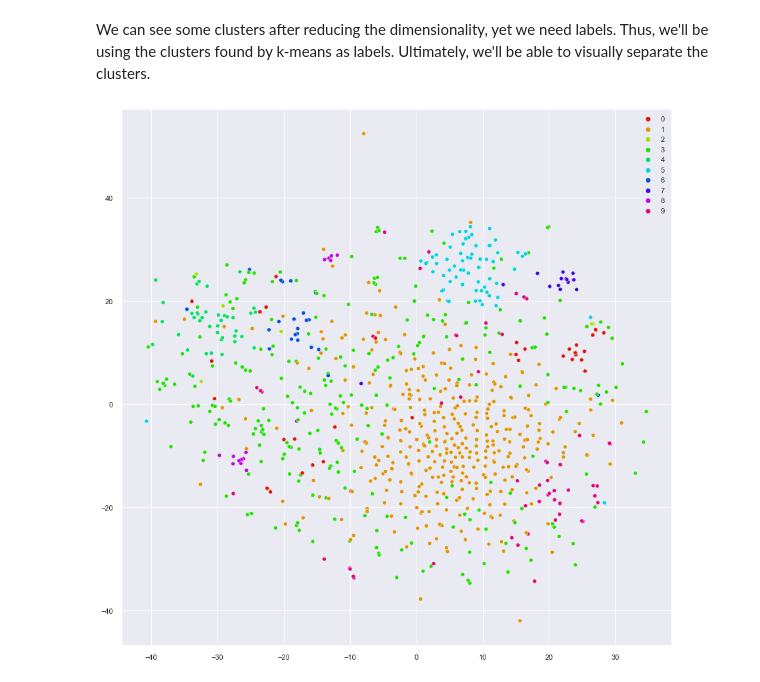
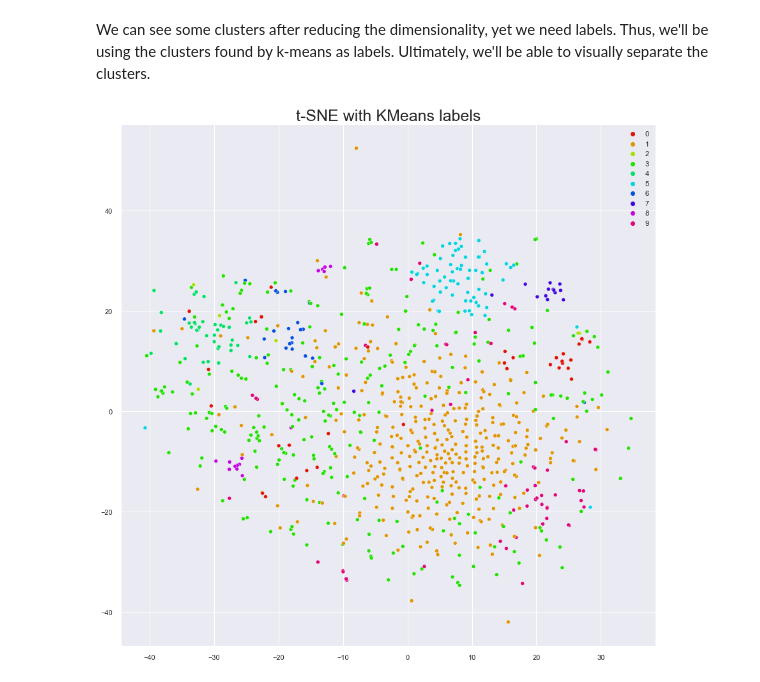
Before and after one commit to MarkJasonE/webscrapper_google_apple_store, a Jupyter notebook: code/App analysis.ipynb, the cells around one changed output. Drawn from its saved outputs; the diff is of its cells as text; code cells hidden in the pictures.

```diff
--- a/code/App analysis.ipynb
+++ b/code/App analysis.ipynb
@@ -771,11 +772,12 @@ We can see some clusters after reducing the dimensionality, yet we need labels.
 # %%
 #Seaborn figsize setting
 sns.set(rc={"figure.figsize":(15, 15)})
 
 palette = sns.hls_palette(10, l=.45, s=0.95)#10=n_colors, l=lightness, s=saturation
 
 sns.scatterplot(x=X_embedded[:, 0], y=X_embedded[:, 1], hue=y_pred, legend="full",
                palette=palette)
+plt.title("t-SNE with KMeans labels", fontsize=25)
 plt.show()
 # %% [output]
-[figure, old version]
+[figure, new version]
```
Also changed, not shown: parts of 16 cells of this notebook, 1 other file.
